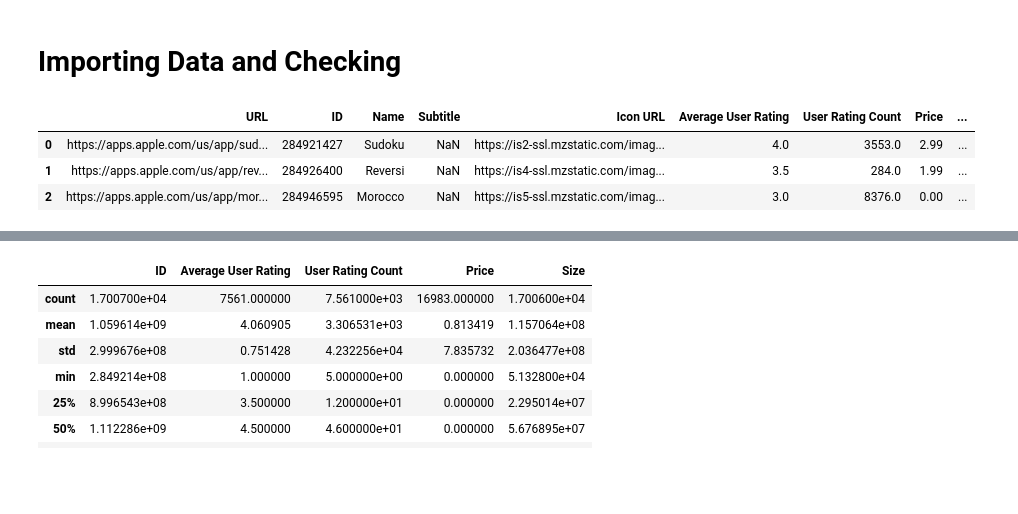
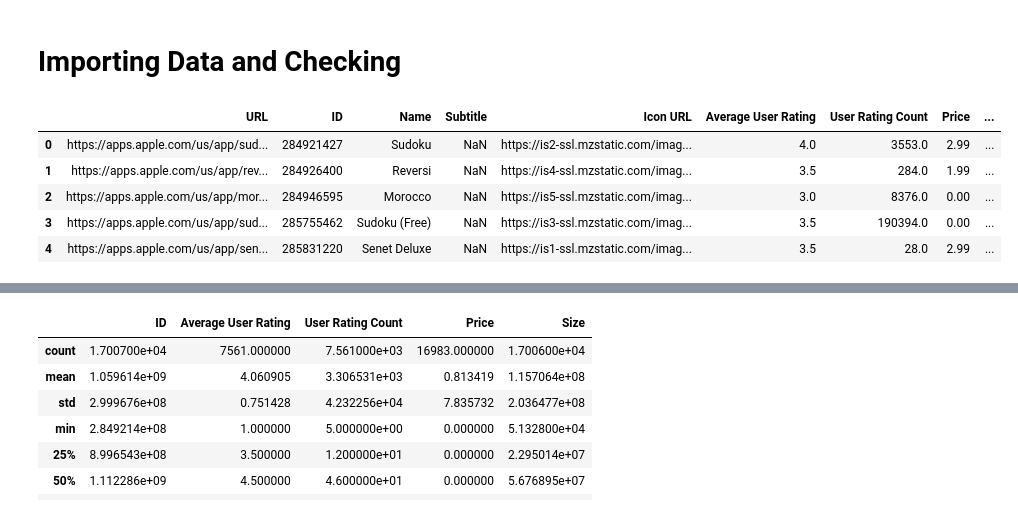
Before and after one commit to HarmonicHemispheres/JupyterianSnakeInvasion, a Jupyter notebook: 3-python-data-tools.ipynb, the cells around one changed output, grey strips where cells are left out. Saved outputs shown, nothing was run; the diff lists cells and outputs as text; code cells hidden in the pictures; blank space fills up the shorter version.

```diff
--- a/3-python-data-tools.ipynb
+++ b/3-python-data-tools.ipynb
@@ -82,12 +82,14 @@ df
 # %%
 data = pd.read_csv("data/appstore_games.csv")
 # %%
-data.head(3)
+data.head(5)
 # %% [output]
 |  | URL | ID | Name | Subtitle | Icon URL | Average User Rating | User Rating Count | Price | ... |
 | 0 | https://apps.apple.com/us/app/sud... | 284921427 | Sudoku | NaN | https://is2-ssl.mzstatic.com/imag... | 4.0 | 3553.0 | 2.99 | ... |
 | 1 | https://apps.apple.com/us/app/rev... | 284926400 | Reversi | NaN | https://is4-ssl.mzstatic.com/imag... | 3.5 | 284.0 | 1.99 | ... |
 | 2 | https://apps.apple.com/us/app/mor... | 284946595 | Morocco | NaN | https://is5-ssl.mzstatic.com/imag... | 3.0 | 8376.0 | 0.00 | ... |
+| 3 | https://apps.apple.com/us/app/sud... | 285755462 | Sudoku (Free) | NaN | https://is3-ssl.mzstatic.com/imag... | 3.5 | 190394.0 | 0.00 | ... |
+| 4 | https://apps.apple.com/us/app/sen... | 285831220 | Senet Deluxe | NaN | https://is1-ssl.mzstatic.com/imag... | 3.5 | 28.0 | 2.99 | ... |
 # %%
 data.tail(3)
 # %% [output]
```
Also changed, not shown: parts of 3 cells of this notebook, 7 other files.
